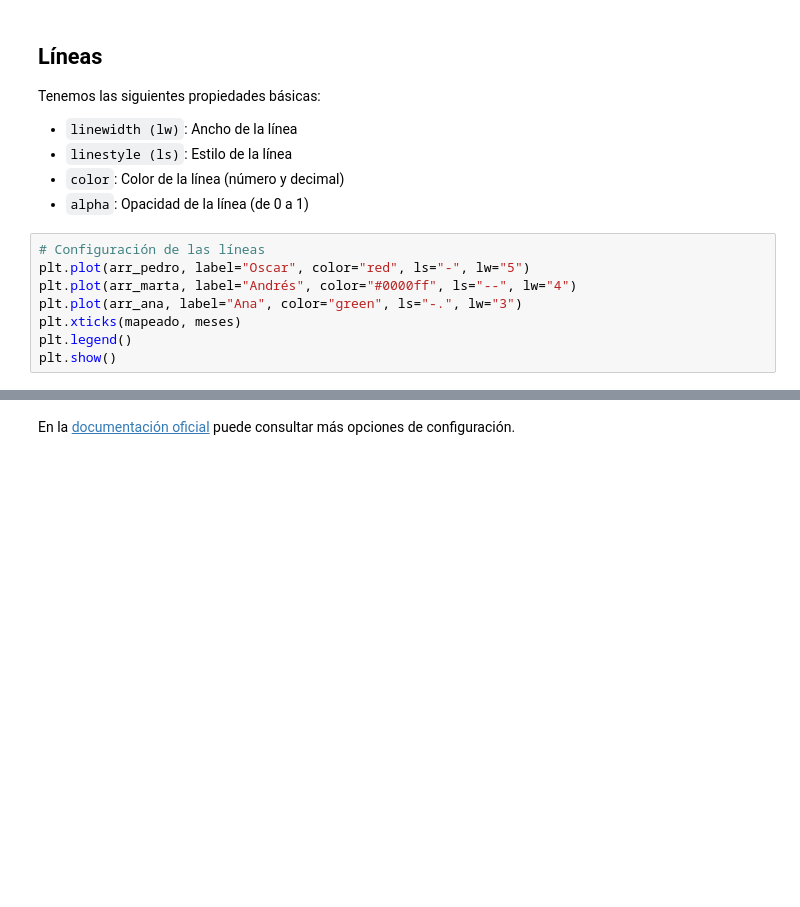
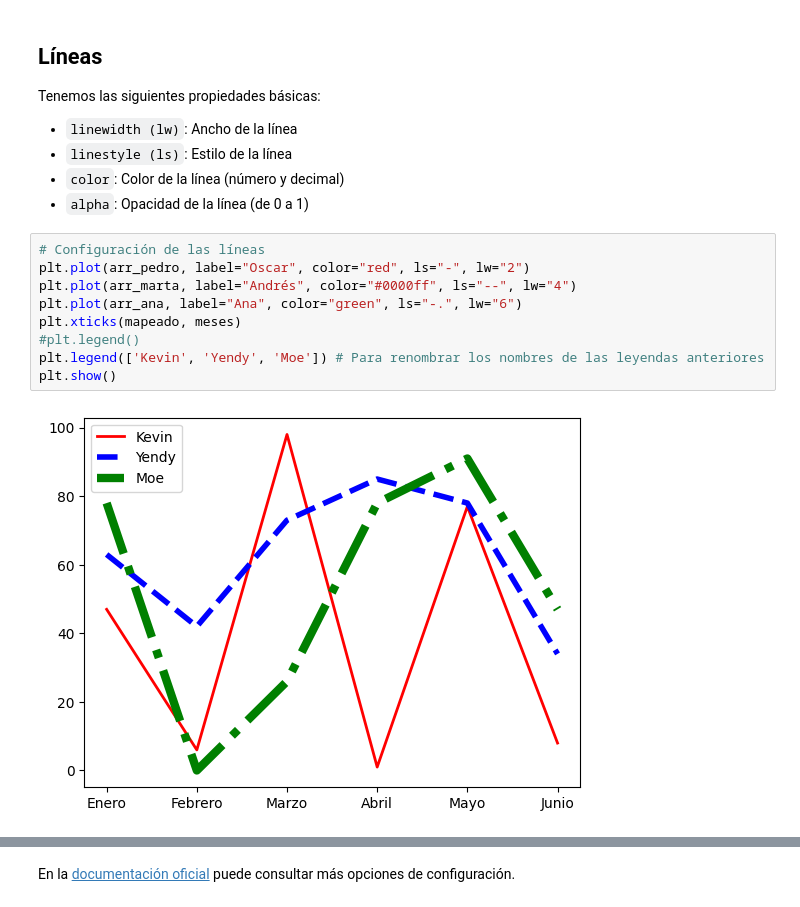
Before and after one commit to esquivelac98/Programacion-Python-Basico-GRUPO-1---6181133432, a Jupyter notebook: Estudiantes/Kevin Esquivel/Clase 10 (Matplotlib)/06 - Estilos de línea y marcadores.ipynb, the cells around one changed output, grey strips where cells are left out. Saved outputs shown, nothing was run; the diff lists cells and outputs as text; blank space fills up the shorter version.

```diff
--- a/Estudiantes/Kevin Esquivel/Clase 10 (Matplotlib)/06 - Estilos de línea y marcadores.ipynb
+++ b/Estudiantes/Kevin Esquivel/Clase 10 (Matplotlib)/06 - Estilos de línea y marcadores.ipynb
@@ -24,9 +24,12 @@ Tenemos las siguientes propiedades básicas:
 - `alpha`: Opacidad de la línea (de 0 a 1)
 # %%
 # Configuración de las líneas
-plt.plot(arr_pedro, label="Oscar", color="red", ls="-", lw="5")
+plt.plot(arr_pedro, label="Oscar", color="red", ls="-", lw="2")
 plt.plot(arr_marta, label="Andrés", color="#0000ff", ls="--", lw="4")
-plt.plot(arr_ana, label="Ana", color="green", ls="-.", lw="3")
+plt.plot(arr_ana, label="Ana", color="green", ls="-.", lw="6")
 plt.xticks(mapeado, meses)
-plt.legend()
+#plt.legend()
+plt.legend(['Kevin', 'Yendy', 'Moe']) # Para renombrar los nombres de las leyendas anteriores
 plt.show()
+# %% [output]
+[figure, added]
```
Also changed, not shown: parts of 2 cells of this notebook, 7 other files.
